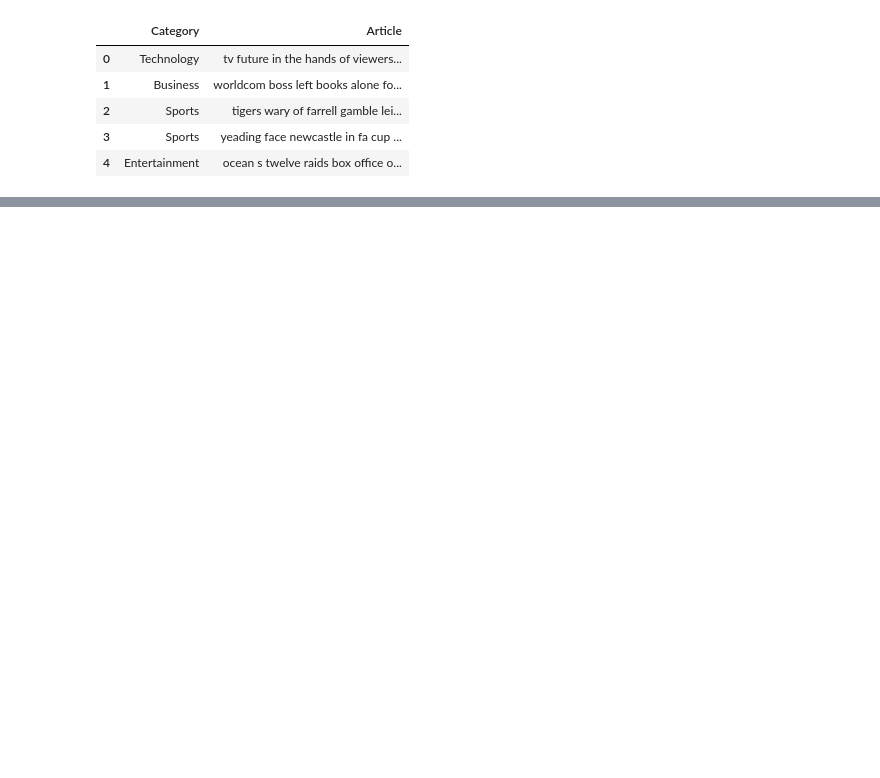
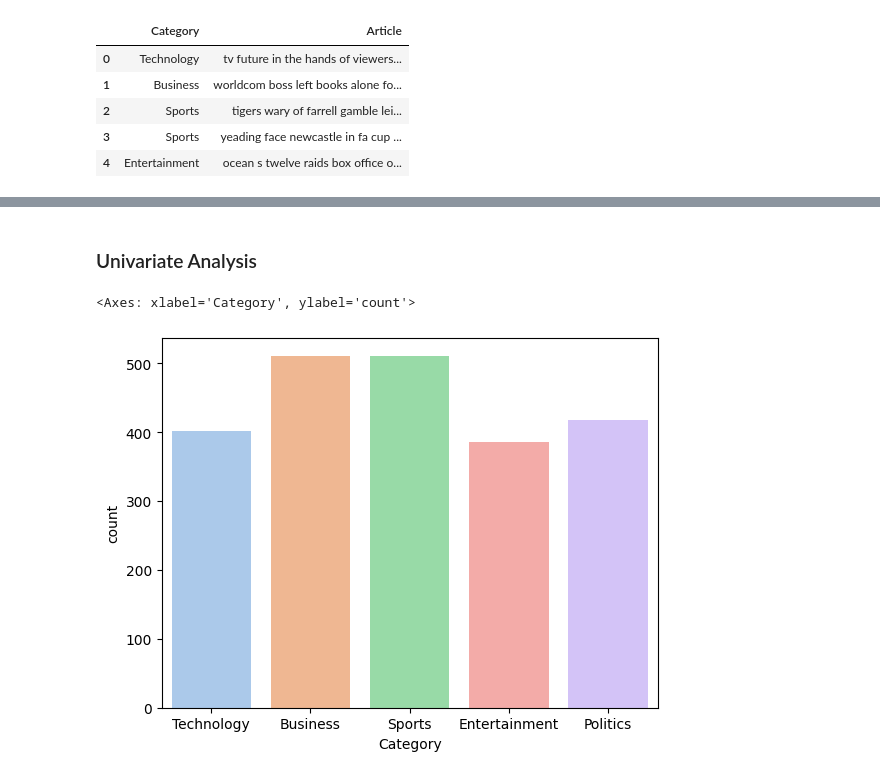
Before and after one commit to varuntyagi-i/FlipItNews-CaseStudy-NLP, a Jupyter notebook: notebook.ipynb, the cells around one changed output, grey strips where cells are left out. Cells and saved outputs as stored; diff of their text form; code cells hidden in the pictures; blank space fills up the shorter version.

```diff
--- a/notebook.ipynb
+++ b/notebook.ipynb
@@ -12,0 +69,10 @@ df.head()
+# %% [markdown]
+### Univariate Analysis
+# %%
+sns.countplot(df, x="Category",
+              hue="Category",
+              legend=False,
+              palette="pastel")
+# %% [output]
+<Axes: xlabel='Category', ylabel='count'>
+[figure, added]
```
Also changed, not shown: parts of 30 cells of this notebook.
